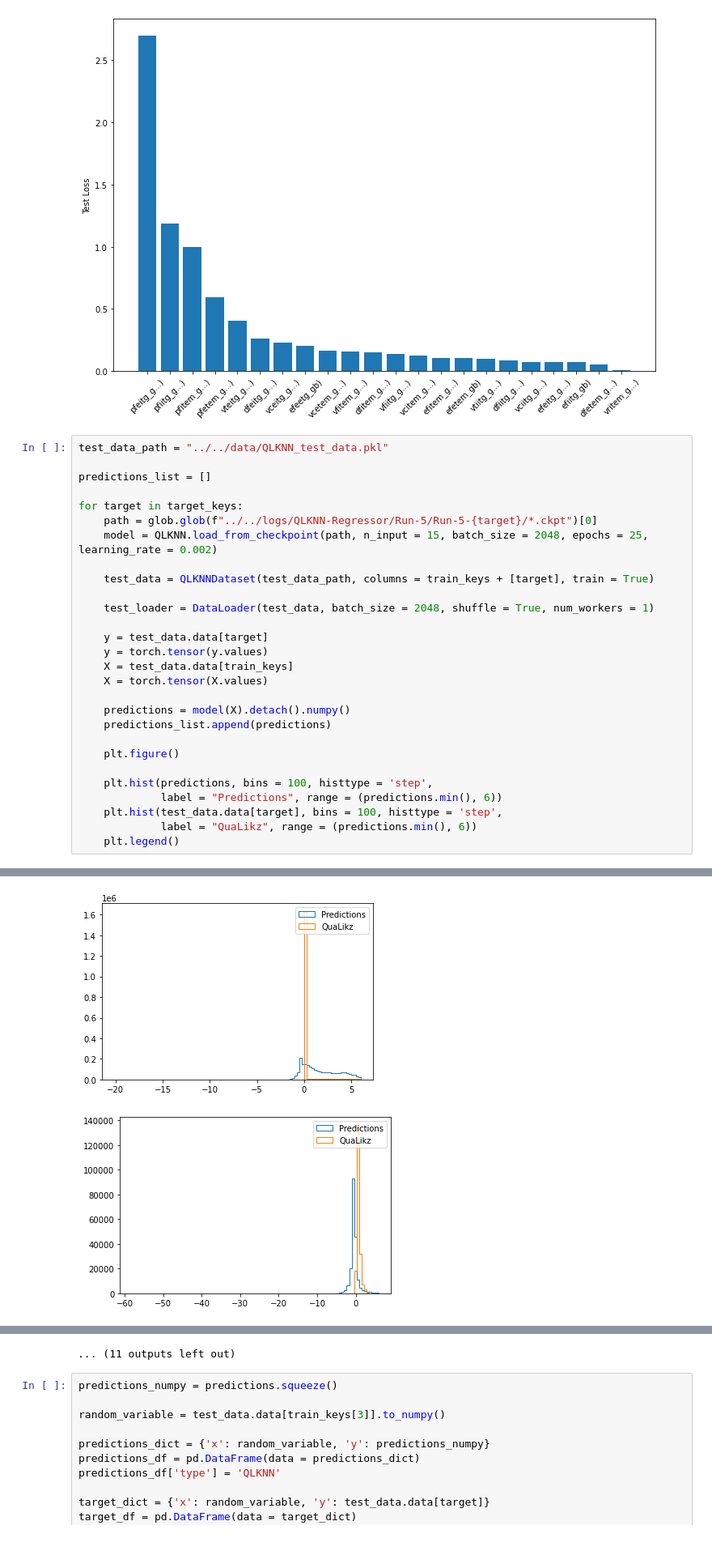
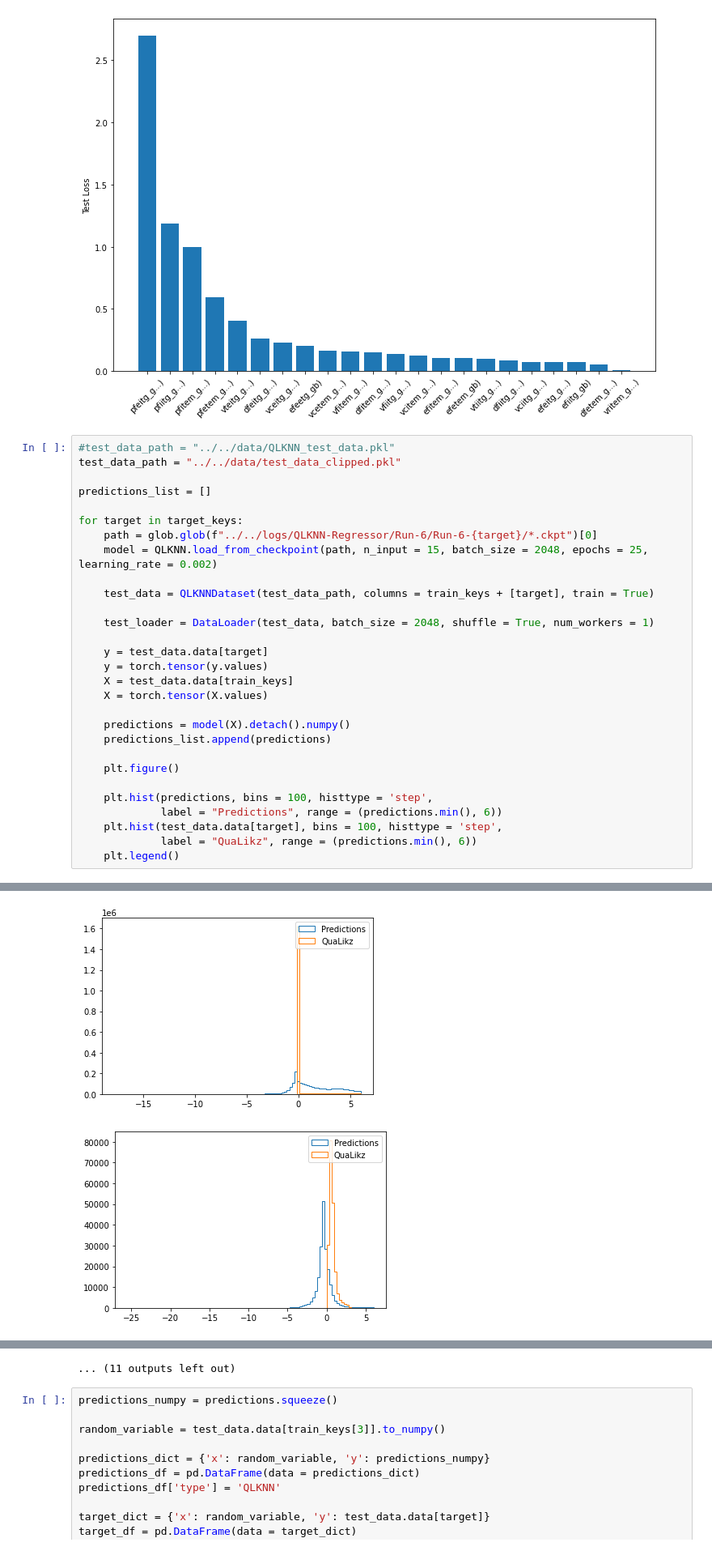
Before and after one commit to zcapjdb/UKAEAGroupProject, a Jupyter notebook: src/notebooks/RegressionOutputs.ipynb, the cells around one changed output, grey strips where cells are left out. Shown at 81% size. Cells and saved outputs as stored; diff of their text form.

```diff
--- a/src/notebooks/RegressionOutputs.ipynb
+++ b/src/notebooks/RegressionOutputs.ipynb
@@ -56,12 +56,13 @@ plt.ylabel("Test Loss");
 # %% [output]
 [figure]
 # %%
-test_data_path = "../../data/QLKNN_test_data.pkl"
+#test_data_path = "../../data/QLKNN_test_data.pkl"
+test_data_path = "../../data/test_data_clipped.pkl"
 
 predictions_list = []
 
 for target in target_keys:
-    path = glob.glob(f"../../logs/QLKNN-Regressor/Run-5/Run-5-{target}/*.ckpt")[0]
+    path = glob.glob(f"../../logs/QLKNN-Regressor/Run-6/Run-6-{target}/*.ckpt")[0]
     model = QLKNN.load_from_checkpoint(path, n_input = 15, batch_size = 2048, epochs = 25, learning_rate = 0.002)
 
     test_data = QLKNNDataset(test_data_path, columns = train_keys + [target], train = True)
@@ -94,2 +95,2 @@ for target in target_keys:
-[figure, old version]
+[figure, new version]
-[figure, old version]
+[figure, new version]
```
Also changed, not shown: parts of 1 cell of this notebook, 6 other files.
